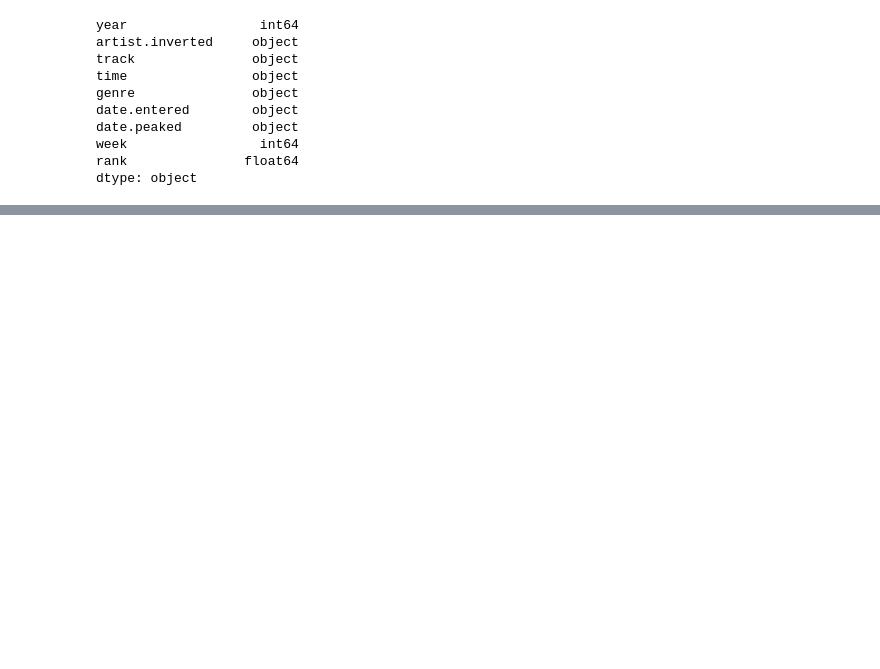
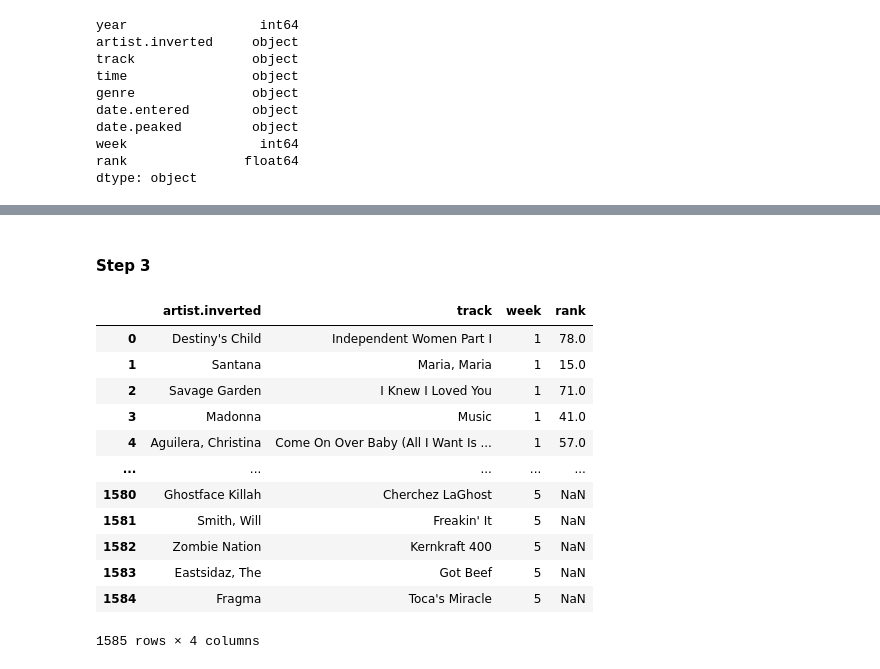
Before and after one commit to yellowsimulator/uib-fall-2020, a Jupyter notebook: assignments/assignement5/assignment5.ipynb, the cells around one changed output, grey strips where cells are left out. Drawn from its saved outputs; the diff is of its cells as text; code cells hidden in the pictures; blank space fills up the shorter version.

```diff
--- a/assignments/assignement5/assignment5.ipynb
+++ b/assignments/assignement5/assignment5.ipynb
@@ -421,0 +429,21 @@ df41
+# %% [markdown]
+#### Step 3
+# %%
+df43 = df42
+cols43 = ['artist.inverted', 'track', 'week' ,'rank']
+df43 = df43[cols43].groupby(['artist.inverted', 'track'])
+df43.head()
+# %% [output]
+|  | artist.inverted | track | week | rank |
+| 0 | Destiny's Child | Independent Women Part I | 1 | 78.0 |
+| 1 | Santana | Maria, Maria | 1 | 15.0 |
+| 2 | Savage Garden | I Knew I Loved You | 1 | 71.0 |
+| 3 | Madonna | Music | 1 | 41.0 |
+| 4 | Aguilera, Christina | Come On Over Baby (All I Want Is ... | 1 | 57.0 |
+| ... | ... | ... | ... | ... |
+| 1580 | Ghostface Killah | Cherchez LaGhost | 5 | NaN |
+| 1581 | Smith, Will | Freakin' It | 5 | NaN |
+| 1582 | Zombie Nation | Kernkraft 400 | 5 | NaN |
+| 1583 | Eastsidaz, The | Got Beef | 5 | NaN |
+| 1584 | Fragma | Toca's Miracle | 5 | NaN |
+1585 rows × 4 columns
```
Also changed, not shown: parts of 11 cells of this notebook, 17 other files.
